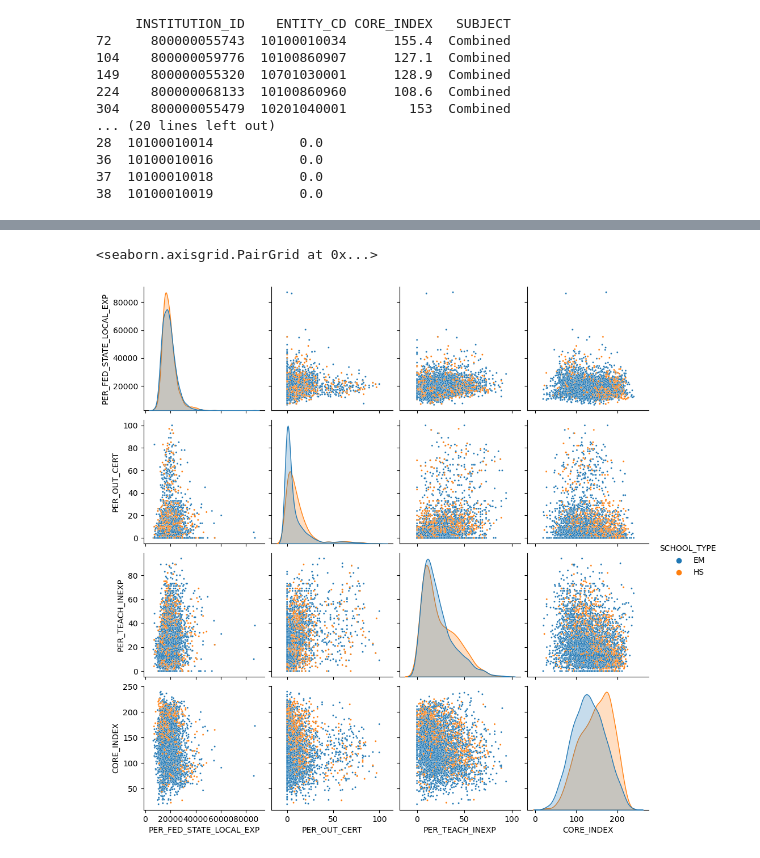
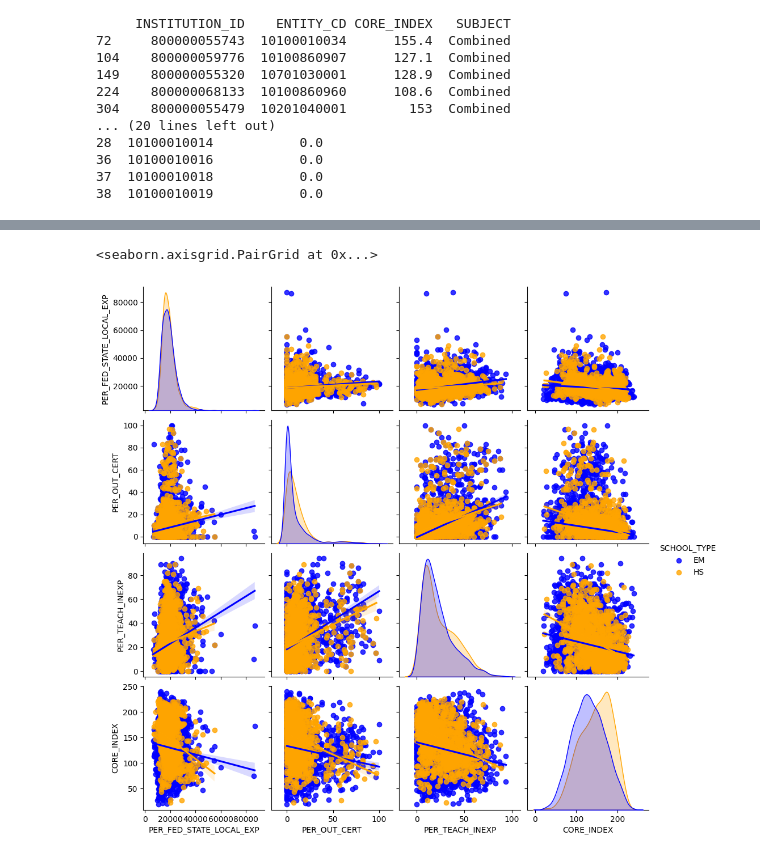
Before and after one commit to Finer-Things/2023_Erdos_Institute_Bootcamp_Education, a Jupyter notebook: EDA/Exploring data_Leann.ipynb, the cells around one changed output, grey strips where cells are left out. Cells and saved outputs as stored; diff of their text form; code cells hidden in the pictures.

Commit message:
More plots

```diff
--- a/EDA/Exploring data_Leann.ipynb
+++ b/EDA/Exploring data_Leann.ipynb
@@ -238,19 +238,18 @@ df.sample(50)
 # %%
 #pairplot
-
 col_palette = {
-    "EM": ("blue", .5),
+    "EM": ("blue", .05),
     "HS": ("orange", 1)
 }
 sns.pairplot(df,
              x_vars=["PER_FED_STATE_LOCAL_EXP", "PER_OUT_CERT", "PER_TEACH_INEXP", "CORE_INDEX"],
              y_vars=["PER_FED_STATE_LOCAL_EXP", "PER_OUT_CERT", "PER_TEACH_INEXP", "CORE_INDEX"],
              hue="SCHOOL_TYPE",
-             # palette=col_palette,
-             plot_kws={"s": 5},
+             palette=col_palette,
+            #  plot_kws={"s": 5},
+             kind="reg",
              diag_kws={"common_norm": False}
-            #  kind="hex",
              )
 # %% [output]
 <seaborn.axisgrid.PairGrid at 0x...>
-[figure, old version]
+[figure, new version]
```
Also changed, not shown: parts of 4 cells of this notebook.
